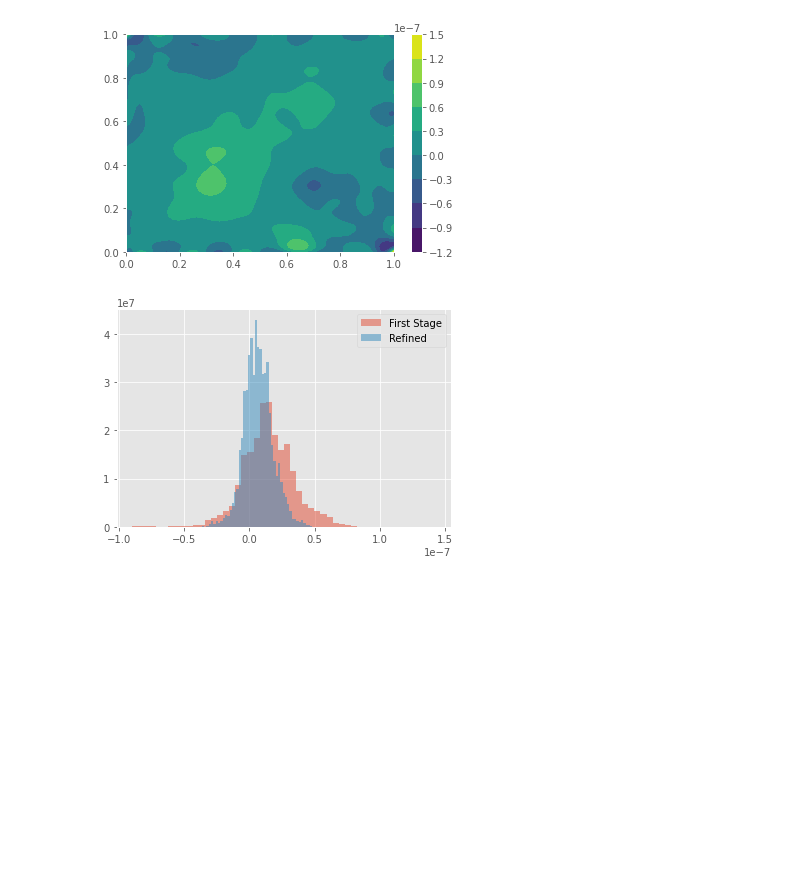
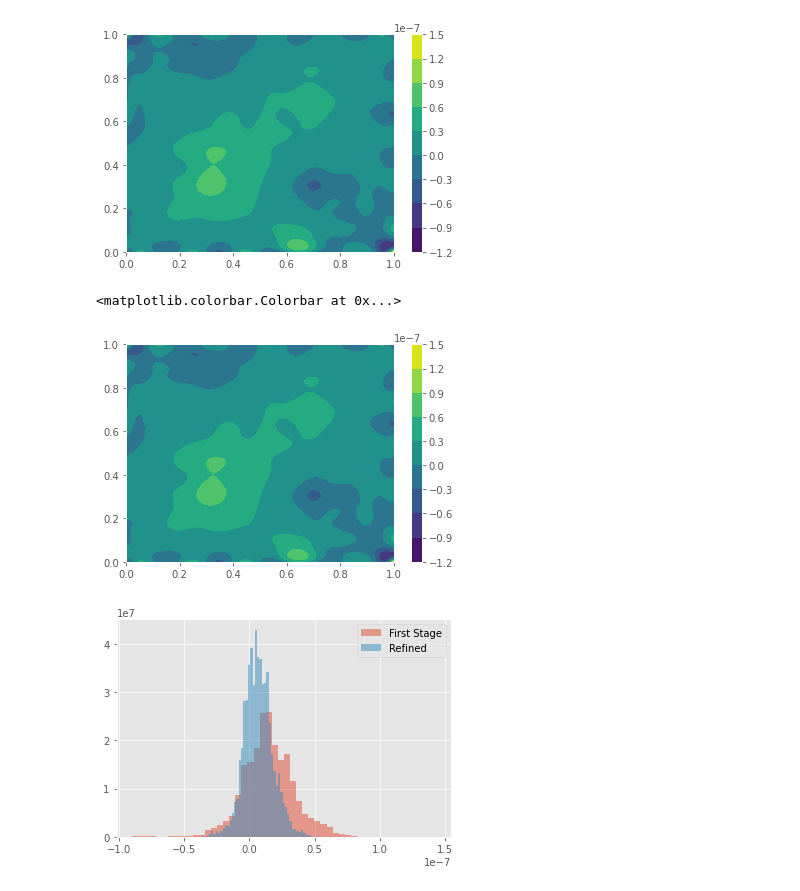
Before and after one commit to cade-b/kernel-pdes, a Jupyter notebook: solve_learn_poisson.ipynb, the cells around one changed output. Cells and saved outputs as stored; diff of their text form; code cells hidden in the pictures; blank space fills up the shorter version.

```diff
--- a/solve_learn_poisson.ipynb
+++ b/solve_learn_poisson.ipynb
@@ -182,6 +182,12 @@ plt.colorbar()
 # %% [output]
 <matplotlib.colorbar.Colorbar at 0x...>
 [figure]
+# %%
+plt.contourf(XX,YY,error)
+plt.colorbar()
+# %% [output]
+<matplotlib.colorbar.Colorbar at 0x...>
+[figure, added]
 # %%
 plt.hist(error.flatten(),50,alpha=0.5,density=True,label="First Stage")
 plt.hist(error_refined.flatten(),50,alpha=0.5,density=True,label='Refined')
```
Also changed, not shown: parts of 9 cells of this notebook, 1 other file.
